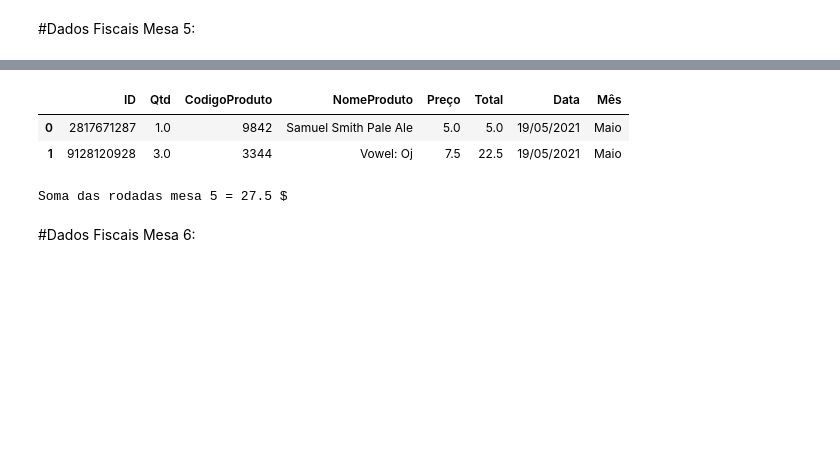
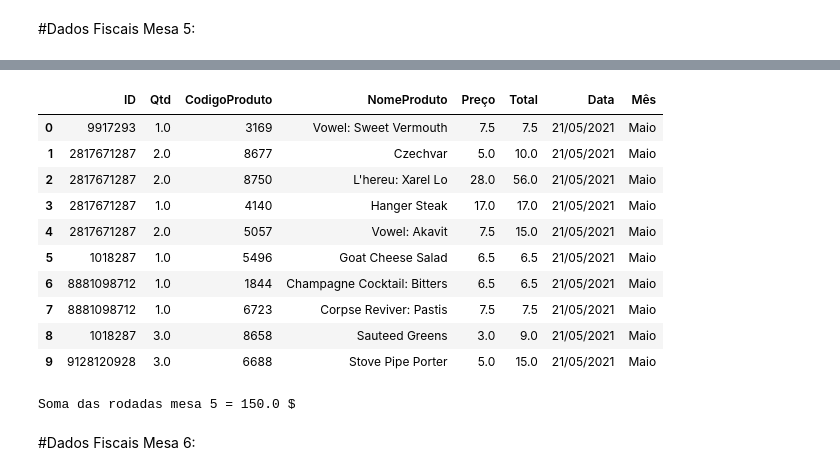
Before and after one commit to RFFSoftwareEngineering/DesafioDataAnalytics, a Jupyter notebook: DesafioFalqon.ipynb, the cells around one changed output, grey strips where cells are left out. Drawn from its saved outputs; the diff is of its cells as text; code cells hidden in the pictures; blank space fills up the shorter version.

```diff
--- a/DesafioFalqon.ipynb
+++ b/DesafioFalqon.ipynb
@@ -369,7 +426,7 @@ Soma das rodadas mesa 4 = 47.0 $
 # %% [markdown]
 #Dados Fiscais Mesa 5:
 # %%
-urlMesa5 = "/content/mesa_5.csv"
+urlMesa5d2 = "/content/mesa_5.csv"
 
-PedidosM5 = pd.read_csv(urlMesa5)
+PedidosM5 = pd.read_csv(urlMesa5d2)
 display(PedidosM5)
@@ -376,25 +445,33 @@ display(PedidosM5)
 # %%
 
-PedidosM5Arrumado = PedidosM5["2817671287\t2\t9888"].str.split("\t", 2, expand = True)
+PedidosM5Arrumado = PedidosM5["9128120928\t3\t6682"].str.split("\t", 2, expand = True)
 
 PedidosM5Arrumado.columns = ['ID', 'Qtd', 'CodigoProduto']
 
 NFMesa5 = pd.merge(PedidosM5Arrumado, CardapioArrumado[["CodigoProduto", "NomeProduto", "Preço"]], on = "CodigoProduto")
 
 NFMesa5["Qtd"] = NFMesa5["Qtd"].astype(float)
 NFMesa5["Preço"] = NFMesa5["Preço"].astype(float)
 dadosNFMesa5 = NFMesa5.assign(Total = NFMesa5.Qtd * NFMesa5.Preço)
-dadosNFMesa5["Data"] = "19/05/2021"
+dadosNFMesa5["Data"] = "21/05/2021"
 dadosNFMesa5["Mês"] = "Maio"
 display(dadosNFMesa5)
 
 SomadasRodadasM5 = dadosNFMesa5.Total.sum()
 print("Soma das rodadas mesa 5 =", SomadasRodadasM5,"$")
 # %% [output]
 |  | ID | Qtd | CodigoProduto | NomeProduto | Preço | Total | Data | Mês |
-| 0 | 2817671287 | 1.0 | 9842 | Samuel Smith Pale Ale | 5.0 | 5.0 | 19/05/2021 | Maio |
-| 1 | 9128120928 | 3.0 | 3344 | Vowel: Oj | 7.5 | 22.5 | 19/05/2021 | Maio |
+| 0 | 9917293 | 1.0 | 3169 | Vowel: Sweet Vermouth | 7.5 | 7.5 | 21/05/2021 | Maio |
+| 1 | 2817671287 | 2.0 | 8677 | Czechvar | 5.0 | 10.0 | 21/05/2021 | Maio |
+| 2 | 2817671287 | 2.0 | 8750 | L'hereu: Xarel Lo | 28.0 | 56.0 | 21/05/2021 | Maio |
+| 3 | 2817671287 | 1.0 | 4140 | Hanger Steak | 17.0 | 17.0 | 21/05/2021 | Maio |
+| 4 | 2817671287 | 2.0 | 5057 | Vowel: Akavit | 7.5 | 15.0 | 21/05/2021 | Maio |
+| 5 | 1018287 | 1.0 | 5496 | Goat Cheese Salad | 6.5 | 6.5 | 21/05/2021 | Maio |
+| 6 | 8881098712 | 1.0 | 1844 | Champagne Cocktail: Bitters | 6.5 | 6.5 | 21/05/2021 | Maio |
+| 7 | 8881098712 | 1.0 | 6723 | Corpse Reviver: Pastis | 7.5 | 7.5 | 21/05/2021 | Maio |
+| 8 | 1018287 | 3.0 | 8658 | Sauteed Greens | 3.0 | 9.0 | 21/05/2021 | Maio |
+| 9 | 9128120928 | 3.0 | 6688 | Stove Pipe Porter | 5.0 | 15.0 | 21/05/2021 | Maio |
-Soma das rodadas mesa 5 = 27.5 $
+Soma das rodadas mesa 5 = 150.0 $
 # %% [markdown]
 #Dados Fiscais Mesa 6:
 # %%
```
Also changed, not shown: parts of 56 cells of this notebook.
